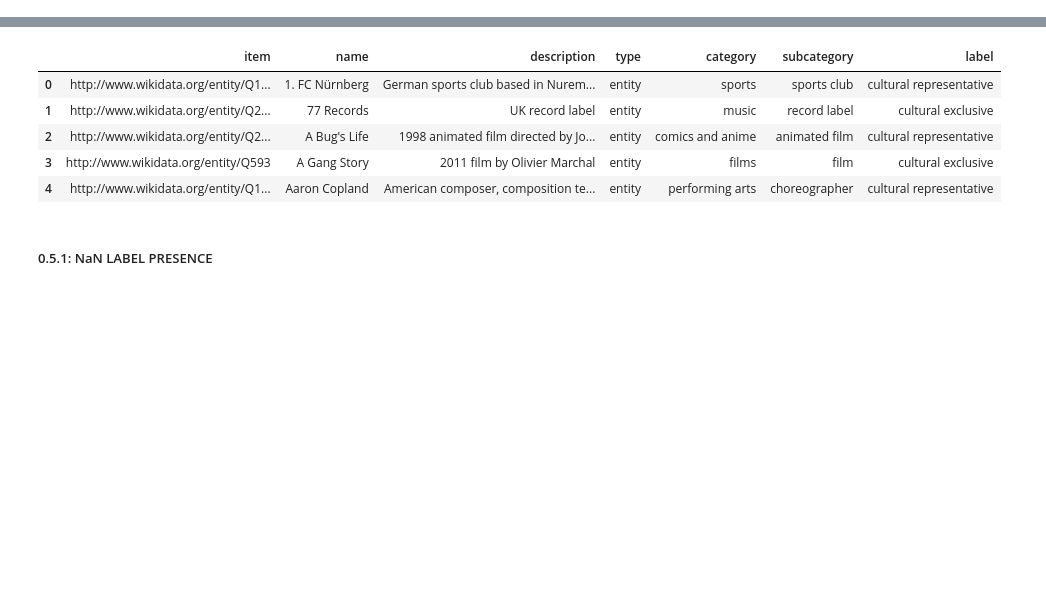
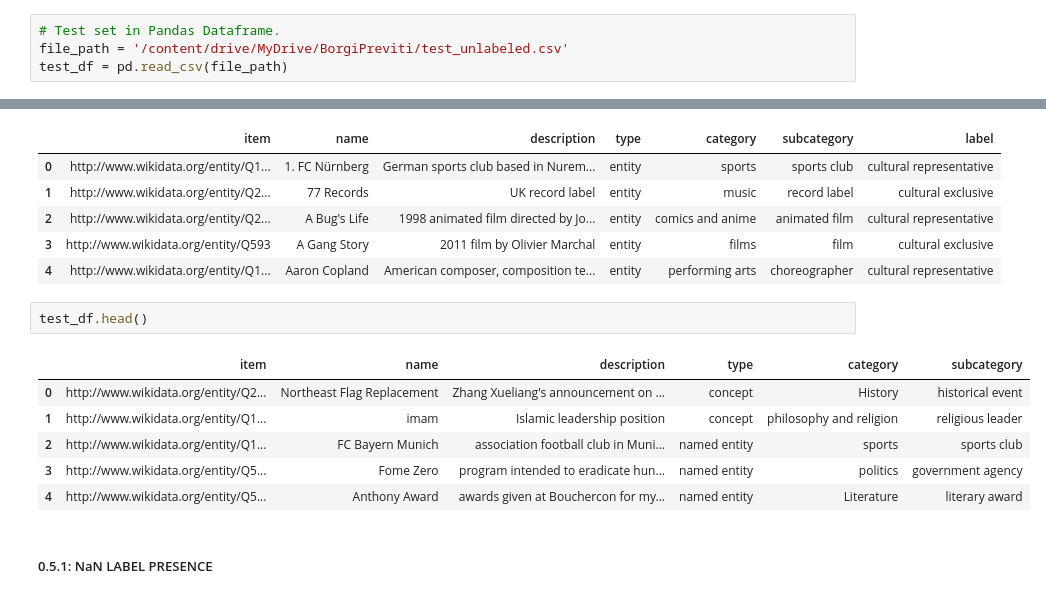
Before and after one commit to alessioborgi/MNLP, a Jupyter notebook: Make_Wiki_Enhanced.ipynb, the cells around one changed output, grey strips where cells are left out. Cells and saved outputs as stored; diff of their text form; blank space fills up the shorter version.

Commit message:
Test set enhancing.

```diff
--- a/Make_Wiki_Enhanced.ipynb
+++ b/Make_Wiki_Enhanced.ipynb
@@ -435,6 +432,10 @@ validation_data = ds["validation"]
 # Create Pandas Dataframes just for better analysis.
 train_df = train_data.to_pandas()
 validation_df = validation_data.to_pandas()
+# %%
+# Test set in Pandas Dataframe.
+file_path = '/content/drive/MyDrive/BorgiPreviti/test_unlabeled.csv'
+test_df = pd.read_csv(file_path)
 # %%
 train_df.head()
 # %% [output]
@@ -453,6 +454,15 @@ validation_df.head()
 | 2 | http://www.wikidata.org/entity/Q2... | A Bug's Life | 1998 animated film directed by Jo... | entity | comics and anime | animated film | cultural representative |
 | 3 | http://www.wikidata.org/entity/Q593 | A Gang Story | 2011 film by Olivier Marchal | entity | films | film | cultural exclusive |
 | 4 | http://www.wikidata.org/entity/Q1... | Aaron Copland | American composer, composition te... | entity | performing arts | choreographer | cultural representative |
+# %%
+test_df.head()
+# %% [output]
+|  | item | name | description | type | category | subcategory |
+| 0 | http://www.wikidata.org/entity/Q2... | Northeast Flag Replacement | Zhang Xueliang's announcement on ... | concept | History | historical event |
+| 1 | http://www.wikidata.org/entity/Q1... | imam | Islamic leadership position | concept | philosophy and religion | religious leader |
+| 2 | http://www.wikidata.org/entity/Q1... | FC Bayern Munich | association football club in Muni... | named entity | sports | sports club |
+| 3 | http://www.wikidata.org/entity/Q5... | Fome Zero | program intended to eradicate hun... | named entity | politics | government agency |
+| 4 | http://www.wikidata.org/entity/Q5... | Anthony Award | awards given at Bouchercon for my... | named entity | Literature | literary award |
 # %% [markdown]
 ##### 0.5.1: NaN LABEL PRESENCE
 # %%
```
Also changed, not shown: parts of 13 cells of this notebook.
